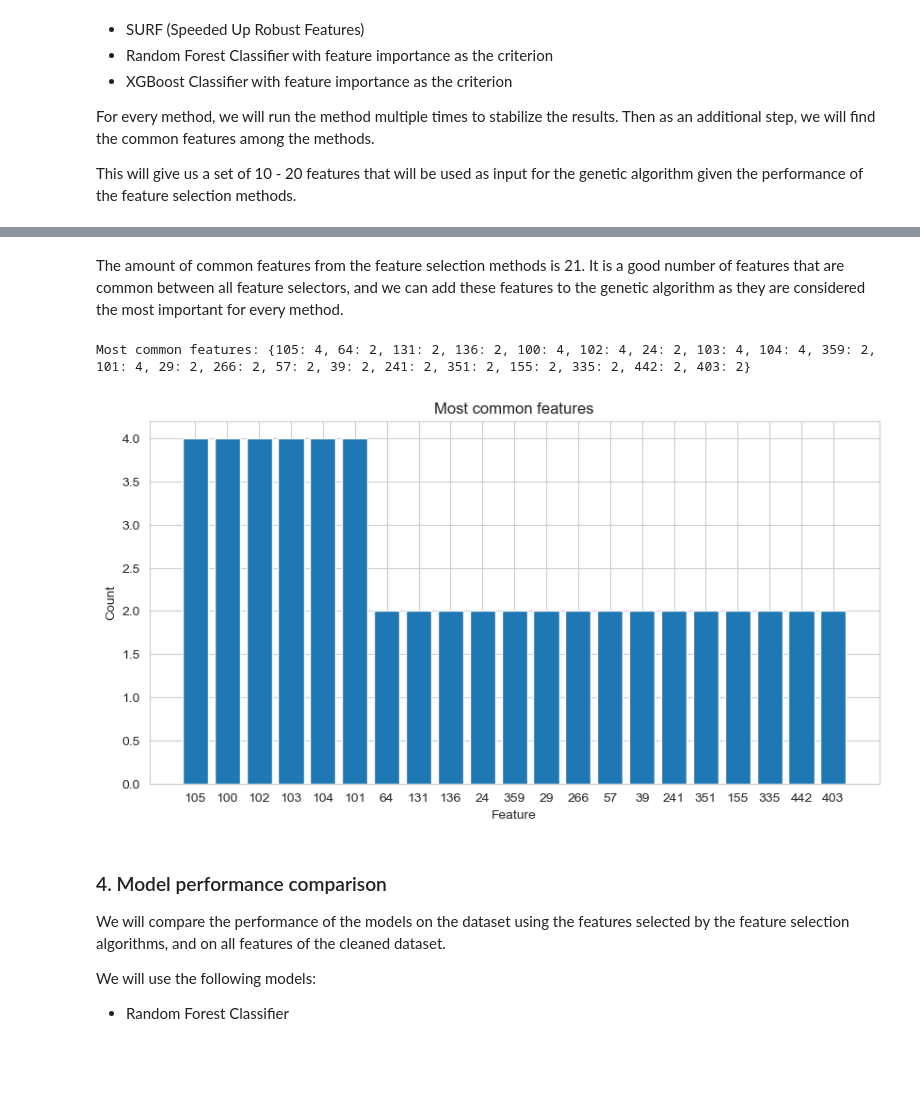
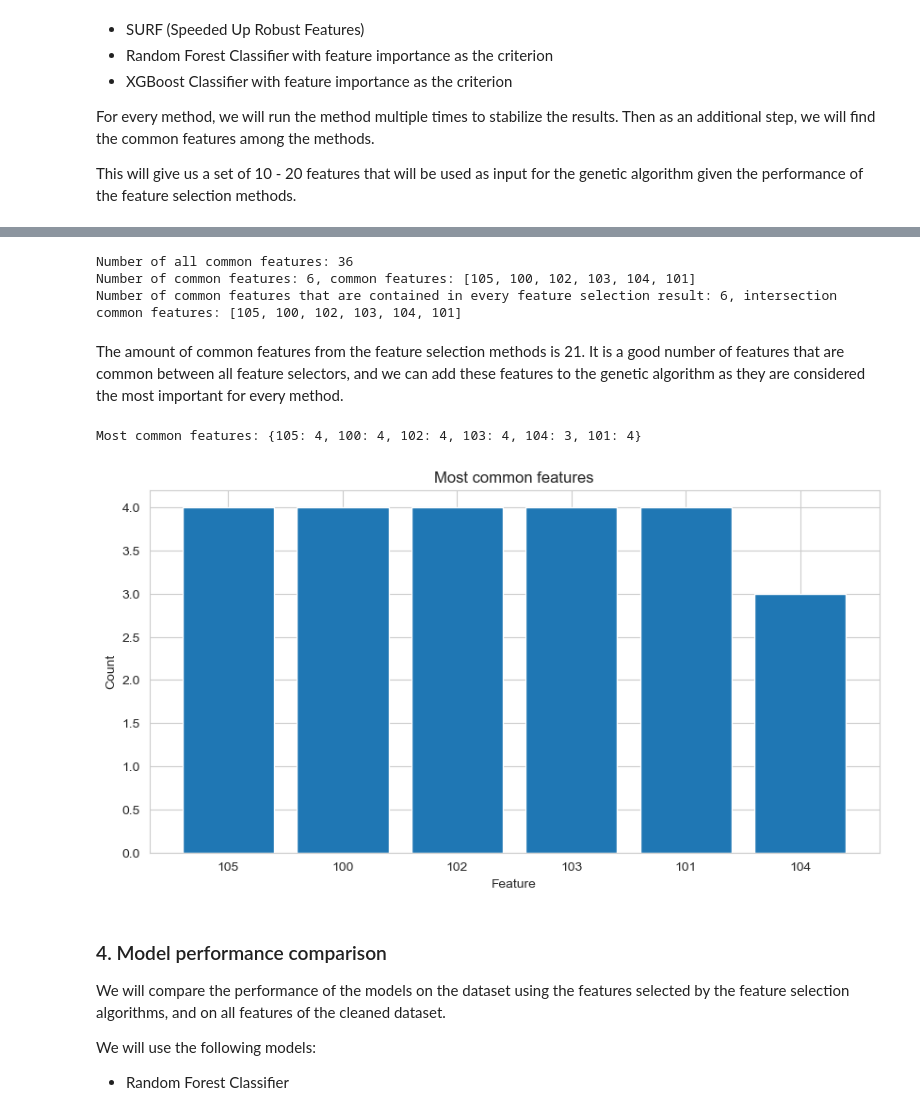
Before and after one commit to KarinaTiurina/aml_projects, a Jupyter notebook: Project2/data/feature_selection_algorithm_comparison.ipynb, the cells around one changed output, grey strips where cells are left out. Saved outputs shown, nothing was run; the diff lists cells and outputs as text; code cells hidden in the pictures; blank space fills up the shorter version.

Commit message:
Update and clean feature selection

```diff
--- a/Project2/data/feature_selection_algorithm_comparison.ipynb
+++ b/Project2/data/feature_selection_algorithm_comparison.ipynb
@@ -185,12 +190,21 @@ from collections import Counter
 
 most_common_features = Counter(np.concatenate(list(selected_features_per_method.values())))
 
+all_common_features = [feature for feature, count in most_common_features.items()]
 common_features = [feature for feature, count in most_common_features.items() if count >= 2]
 intersection_common_features = [feature for feature, count in most_common_features.items() if count >= len(selected_features_per_method) - 1]
+
+print(f'Number of all common features: {len(all_common_features)}')
 print(f'Number of common features: {len(common_features)}, common features: {common_features}')
 print(f'Number of common features that are contained in every feature selection result: {len(intersection_common_features)}, intersection common features: {intersection_common_features}')
+
 selected_features_per_method['common_features'] = list(pd.Index(common_features))
 selected_features_per_method['intersection_common_features'] = list(pd.Index(intersection_common_features))
+selected_features_per_method['all_common_features'] = list(pd.Index(all_common_features))
+# %% [output]
+Number of all common features: 36
+Number of common features: 6, common features: [105, 100, 102, 103, 104, 101]
+Number of common features that are contained in every feature selection result: 6, intersection common features: [105, 100, 102, 103, 104, 101]
 # %% [markdown]
 The amount of common features from the feature selection methods is 21. It is a good number of features that are common between all feature selectors, and we can add these features to the genetic algorithm as they are considered the most important for every method.
 # %%
@@ -208,32 +222,33 @@ with open('selected_features_per_method.pkl', 'rb') as f:
 # %%
 # Plot the most common features
 import matplotlib.pyplot as plt
 from collections import Counter
 
 selected_features_per_method_without_common = {
     key: list(map(int, value))
     for key, value in selected_features_per_method.items()
 }
 
 del selected_features_per_method_without_common['common_features']
 del selected_features_per_method_without_common['intersection_common_features']
+del selected_features_per_method_without_common['all_common_features']
 
 most_common_features = Counter(np.concatenate(list(selected_features_per_method_without_common.values())))
 most_common_features = {key: value for key, value in most_common_features.items() if value > 1}
 
 print(f'Most common features: {most_common_features}')
 
 plt.figure(figsize=(10, 5))
 plt.title('Most common features')
 plt.xlabel('Feature')
 plt.ylabel('Count')
 
 sorted_features = sorted(most_common_features.items(), key=lambda x: x[1], reverse=True)
 plt.bar([str(feature) for feature, count in sorted_features], [count for feature, count in sorted_features])
 plt.show()
 # %% [output]
-Most common features: {105: 4, 64: 2, 131: 2, 136: 2, 100: 4, 102: 4, 24: 2, 103: 4, 104: 4, 359: 2, 101: 4, 29: 2, 266: 2, 57: 2, 39: 2, 241: 2, 351: 2, 155: 2, 335: 2, 442: 2, 403: 2}
+Most common features: {105: 4, 100: 4, 102: 4, 103: 4, 104: 3, 101: 4}
-[figure, old version]
+[figure, new version]
 # %% [markdown]
 ### 4. Model performance comparison
 
```
Also changed, not shown: parts of 4 cells of this notebook, 11 other files.
